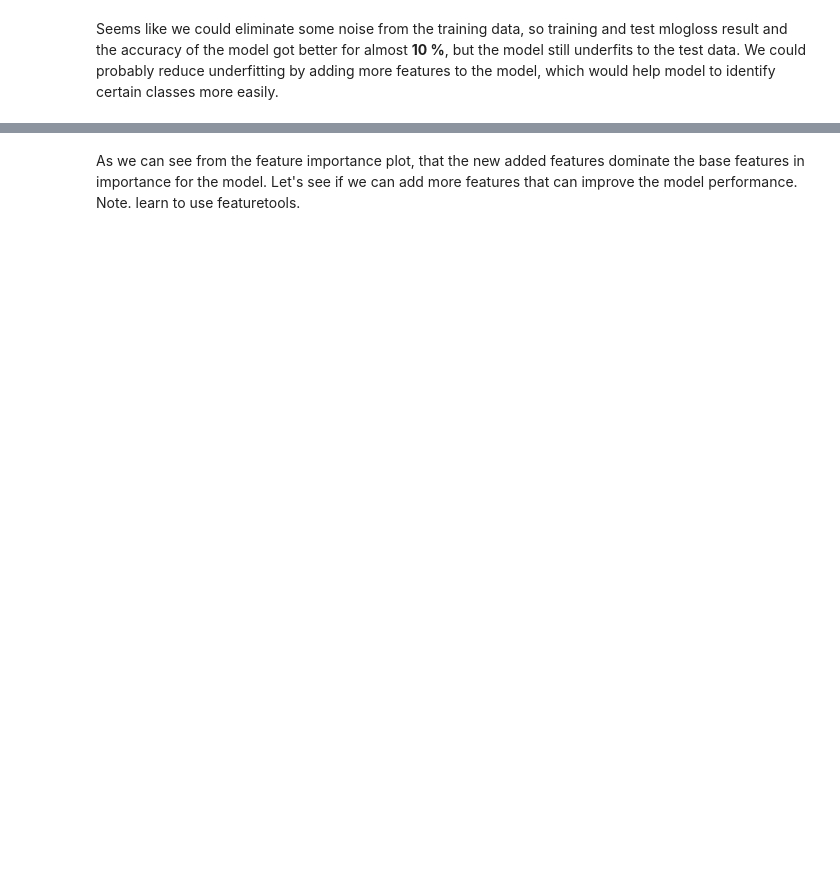
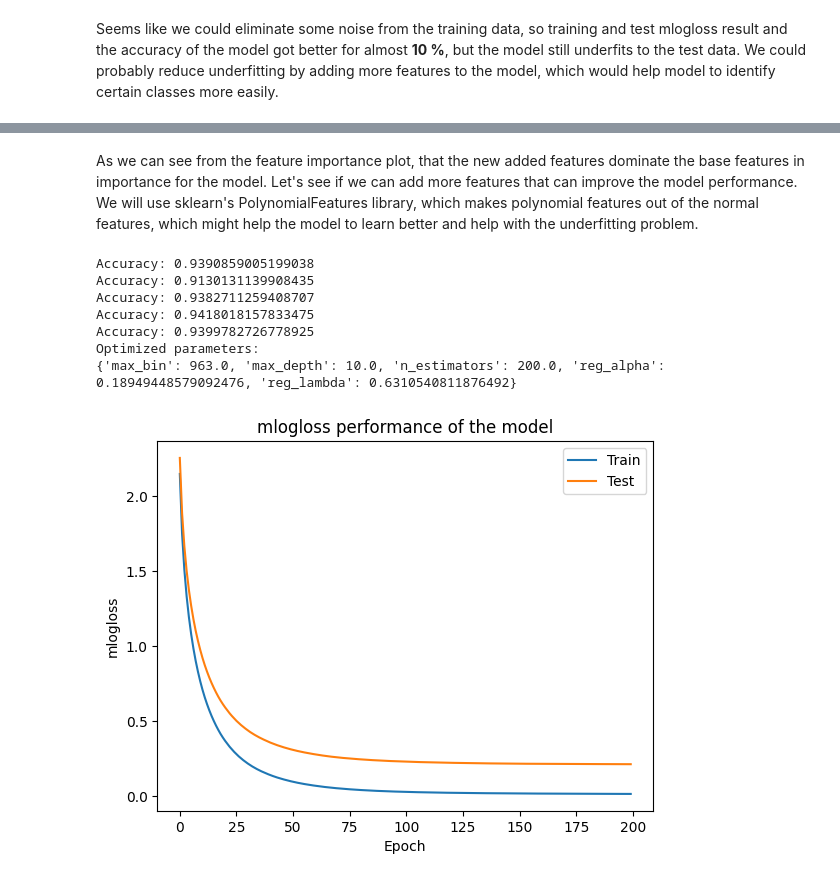
Before and after one commit to SamiAnttalainen/Covid-19_Analysis-Project, a Jupyter notebook: Covid-19_Modeling.ipynb, the cells around one changed output, grey strips where cells are left out. Saved outputs shown, nothing was run; the diff lists cells and outputs as text; code cells hidden in the pictures; blank space fills up the shorter version.

```diff
--- a/Covid-19_Modeling.ipynb
+++ b/Covid-19_Modeling.ipynb
@@ -593,2 +593,2 @@ plt.show()
 # %% [markdown]
-As we can see from the feature importance plot, that the new added features dominate the base features in importance for the model. Let's see if we can add more features that can improve the model performance. Note. learn to use featuretools.
+As we can see from the feature importance plot, that the new added features dominate the base features in importance for the model. Let's see if we can add more features that can improve the model performance. We will use sklearn's PolynomialFeatures library, which makes polynomial features out of the normal features, which might help the model to learn better and help with the underfitting problem.
@@ -594,0 +609,41 @@ As we can see from the feature importance plot, that the new added features domi
+# %%
+space = {
+    'device': 'cuda',
+    'tree_method':'hist',
+    "booster": "gbtree",
+    'objective': 'multi:softmax',
+    'num_class': 195,
+    'seed': 42,
+    'learning_rate': 0.1,
+    'gamma': 0,
+    'n_estimators': scope.int(hp.quniform('n_estimators', 100, 1000, 100)),
+    'max_depth': scope.int(hp.quniform('max_depth', 5, 10, 1)),
+    "max_bin": scope.int(hp.quniform("max_bin", 100, 1000, 1)),
+    "reg_alpha": hp.uniform("reg_alpha", 0, 1),
+    "reg_lambda": hp.uniform("reg_lambda", 0, 1),
+}
+
+trials = Trials()
+
+optimized_parameters = fmin(
+    fn = get_parameters,
+    space = space,
+    algo = tpe.suggest,
+    max_evals = 5,
+    trials = trials
+    )
+
+optimized_model = trials.best_trial['result']['model']
+print(f"Optimized parameters:\n{optimized_parameters}")
+
+results = optimized_model.evals_result()
+plot_results(results)
+# %% [output]
+Accuracy: 0.9390859005199038
+Accuracy: 0.9130131139908435
+Accuracy: 0.9382711259408707
+Accuracy: 0.9418018157833475
+Accuracy: 0.9399782726778925
+Optimized parameters:
+{'max_bin': 963.0, 'max_depth': 10.0, 'n_estimators': 200.0, 'reg_alpha': 0.18949448579092476, 'reg_lambda': 0.6310540811876492}
+[figure, added]
```
Also changed, not shown: parts of 11 cells of this notebook, 1 other file.
